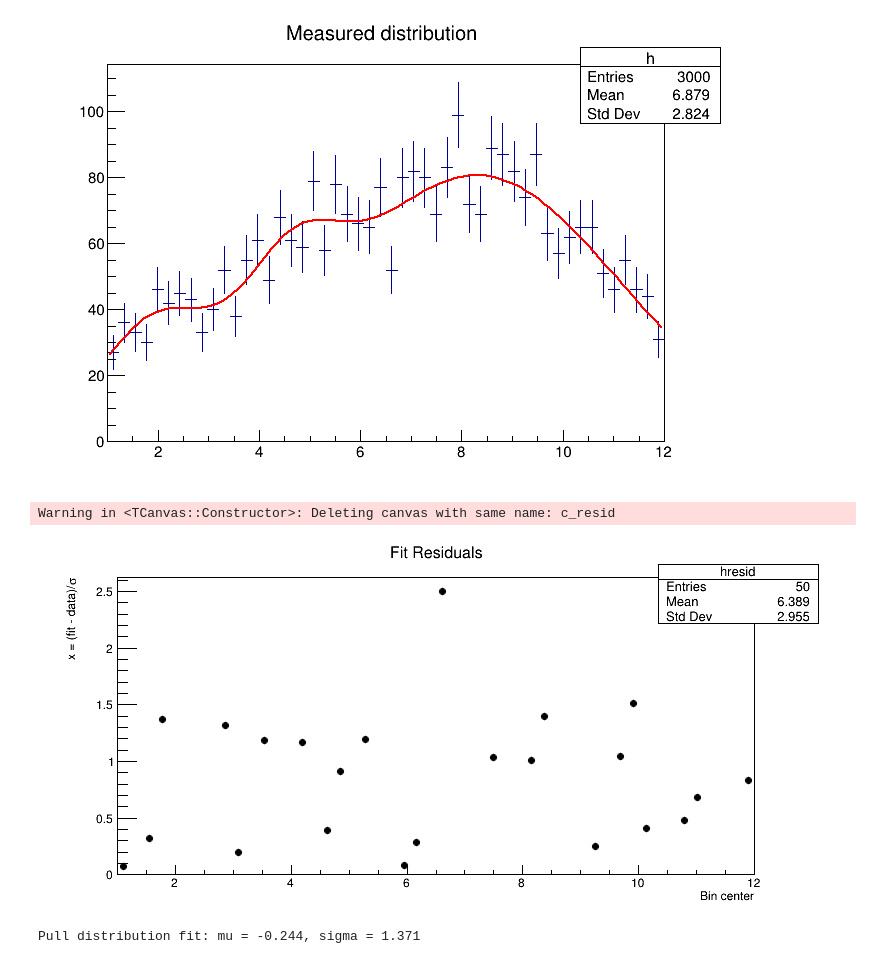
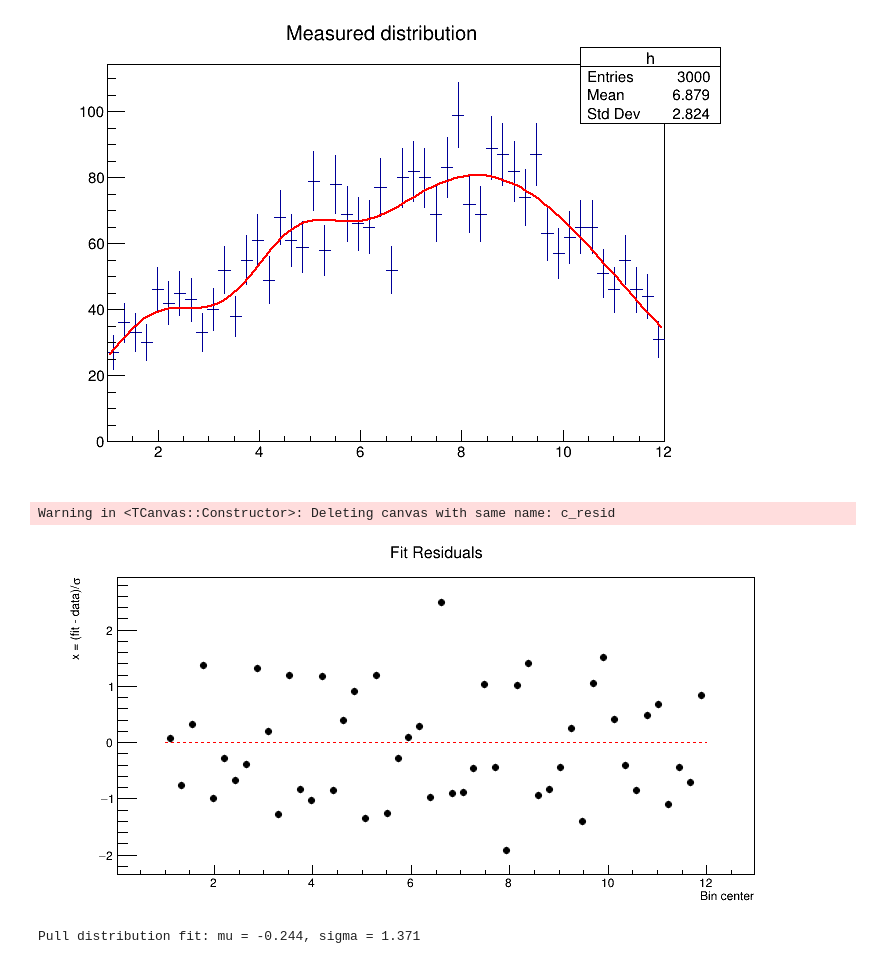
Before and after one commit to akrape1/fits2, a Jupyter notebook: User_fit.ipynb, the cells around one changed output. Saved outputs shown, nothing was run; the diff lists cells and outputs as text; code cells hidden in the pictures.

Commit message:
fixed res plot

```diff
--- a/User_fit.ipynb
+++ b/User_fit.ipynb
@@ -307,42 +319,56 @@ Fit parameters:
   p[8] = 2.8118 ± 0.2934
 [figure]
 # %%
-'''
-My residuals are all positive but show no discernable pattern outside of that. Since res = fit - data / err then that indicates that my fit is larger than my
-data for all bin contents. This doesn't make sense when you look at how my curve looks below a lot of the bins in the fitting. I don't know what to do about this
-'''
-
-# --- Residuals ---
-hresid = hist.Clone("hresid")
-hresid.SetTitle("Fit Residuals;Bin center;x = (fit - data)/#sigma")
-hresid.Reset()
+x_vals = []
+res_vals = []
+err_x = []
+err_y = []
 
 for i in range(1, hist.GetNbinsX() + 1):
     x = hist.GetBinCenter(i)
     data = hist.GetBinContent(i)
 
-    # Skip empty bins to avoid artificial positive residuals
+    # Skip empty bins
     if data == 0:
         continue
 
     fit = f3g.Eval(x)
-
-    # Poisson error for the bin
     err = math.sqrt(data)
 
     residual = (fit - data) / err
-    hresid.SetBinContent(i, residual)
-    hresid.SetBinError(i, 0)
 
-# Draw residuals
+    x_vals.append(x)
+    res_vals.append(residual)
+    err_x.append(0)
+    err_y.append(0)
+
+# Convert to arrays
+import array
+x_arr = array.array("d", x_vals)
+y_arr = array.array("d", res_vals)
+ex_arr = array.array("d", err_x)
+ey_arr = array.array("d", err_y)
+
+# --- Create residual plot ---
+g_resid = r.TGraphErrors(len(x_arr), x_arr, y_arr, ex_arr, ey_arr)
+g_resid.SetTitle("Fit Residuals;Bin center;x = (fit - data)/#sigma")
+g_resid.SetMarkerStyle(20)
+g_resid.SetMarkerSize(0.8)
+
+# Draw
 c_resid = r.TCanvas("c_resid", "Residuals", 800, 400)
-hresid.SetMarkerStyle(20)
-hresid.SetMarkerSize(0.8)
-hresid.Draw("P")
+g_resid.Draw("AP")
+
+# Add zero line for visual reference
+line = r.TLine(hist.GetXaxis().GetXmin(), 0, hist.GetXaxis().GetXmax(), 0)
+line.SetLineColor(r.kRed)
+line.SetLineStyle(2)
+line.Draw("same")
+
 c_resid.Draw()
 # %% [output]
 Warning in <TCanvas::Constructor>: Deleting canvas with same name: c_resid
-[figure, old version]
+[figure, new version]
 # %%
 hpull = r.TH1F("hpull", "Pull Distribution;Pull;Entries", 40, -5, 5)
 for i in range(1, hresid.GetNbinsX() + 1):
```
Also changed, not shown: parts of 2 cells of this notebook.
